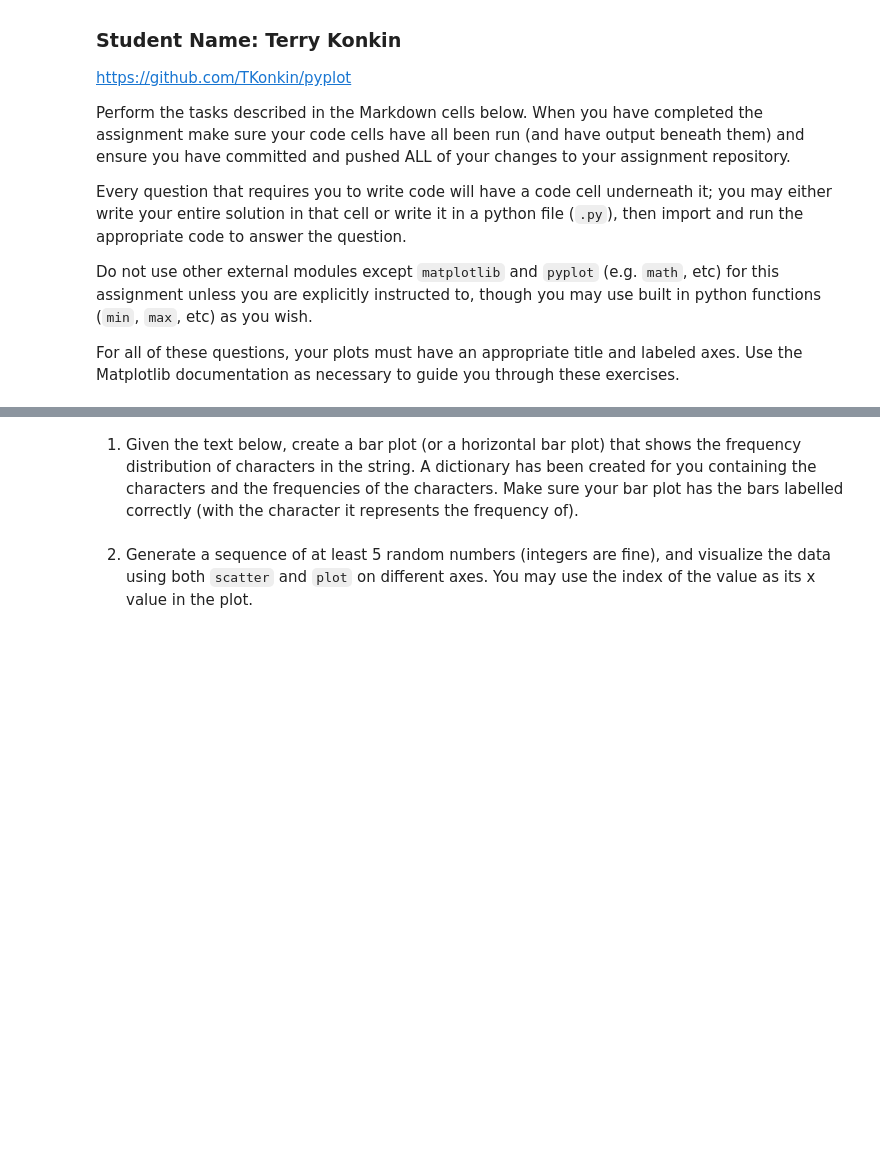
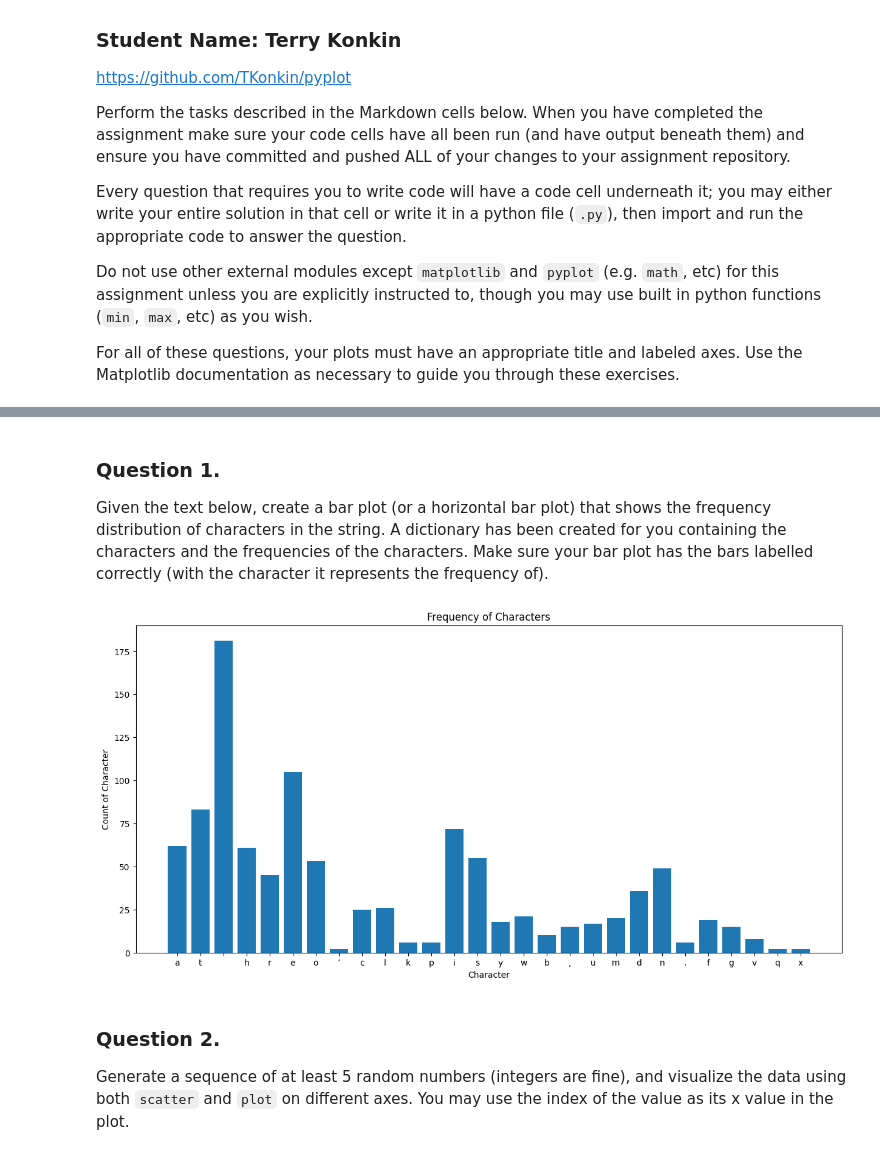
Before and after one commit to TKonkin/pyplot, a Jupyter notebook: pyplot.ipynb, the cells around one changed output, grey strips where cells are left out. Saved outputs shown, nothing was run; the diff lists cells and outputs as text; code cells hidden in the pictures; blank space fills up the shorter version.

```diff
--- a/pyplot.ipynb
+++ b/pyplot.ipynb
@@ -52,13 +52,28 @@ widgetsnbextension        4.0.13
 win32_setctime            1.2.0
 # %% [markdown]
-1. Given the text below, create a bar plot (or a horizontal bar plot) that shows the frequency distribution of characters in the string.
+### Question 1.
+Given the text below, create a bar plot (or a horizontal bar plot) that shows the frequency distribution of characters in the string.
 A dictionary has been created for you containing the characters and the frequencies of the characters.
 Make sure your bar plot has the bars labelled correctly (with the character it represents the frequency of).
 # %%
 from collections import Counter
 TEXT = "At three o’clock precisely I was at Baker Street, but Holmes had not yet returned. The landlady informed me that he had left the house shortly after eight o’clock in the morning. I sat down beside the fire, however, with the intention of awaiting him, however long he might be. I was already deeply interested in his inquiry, for, though it was surrounded by none of the grim and strange features which were associated with the two crimes which I have already recorded, still, the nature of the case and the exalted station of his client gave it a character of its own. Indeed, apart from the nature of the investigation which my friend had on hand, there was something in his masterly grasp of a situation, and his keen, incisive reasoning, which made it a pleasure to me to study his system of work, and to follow the quick, subtle methods by which he disentangled the most inextricable mysteries. So accustomed was I to his invariable success that the very possibility of his failing had ceased to enter into my head.".lower()
 letter_freq = dict(Counter(TEXT))
 
 # make a bar plot with an appropriate title, correct xtick labels, and labeled axes
+
+categories = list(letter_freq.keys())
+values = list(letter_freq.values())
+
+plt.figure(figsize=(15, 7))
+
+plt.bar(categories, values)
+plt.title('Frequency of Characters')
+plt.xlabel('Character')
+plt.ylabel('Count of Character')
+plt.show()
+# %% [output]
+[figure, added]
 # %% [markdown]
-2. Generate a sequence of at least 5 random numbers (integers are fine), and visualize the data using both `scatter` and `plot` on different axes.  You may use the index of the value as its x value in the plot.
+### Question 2.
+Generate a sequence of at least 5 random numbers (integers are fine), and visualize the data using both `scatter` and `plot` on different axes.  You may use the index of the value as its x value in the plot.
```
Also changed, not shown: parts of 7 cells of this notebook.
